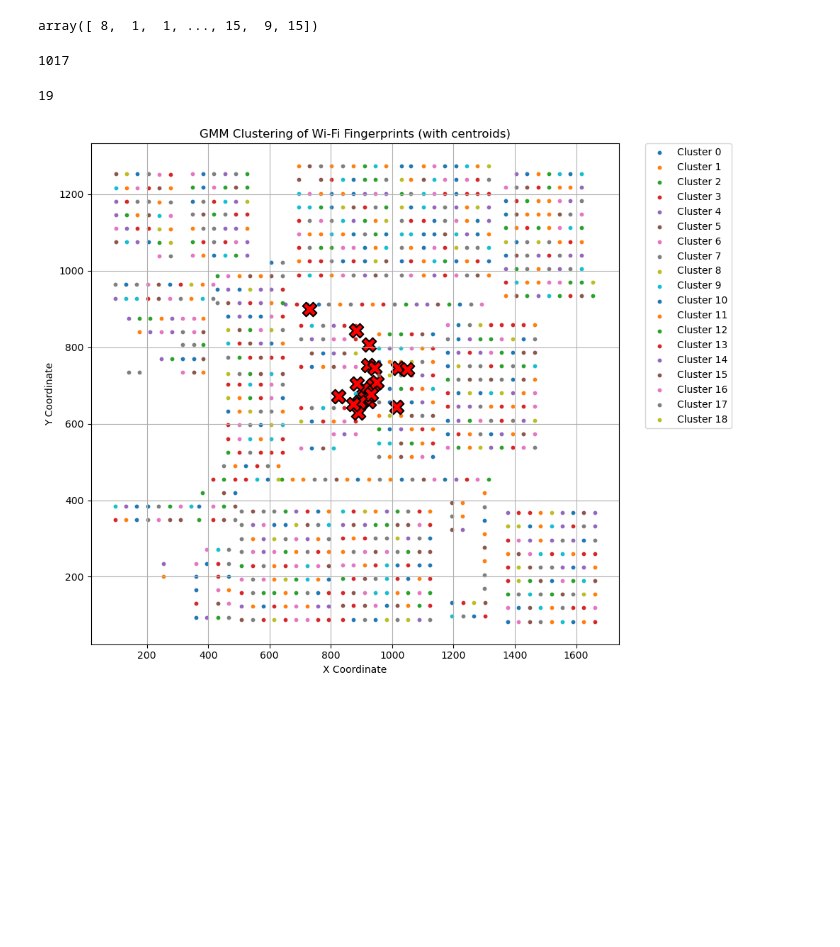
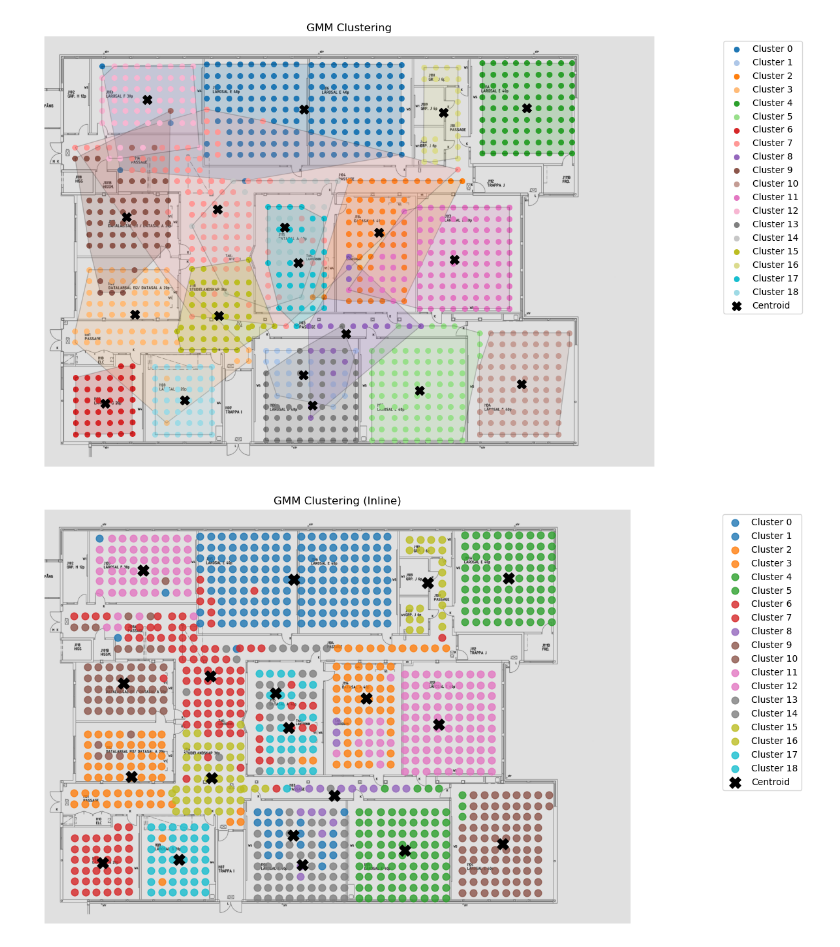
Before and after one commit to wirelessATwest/MLDR-WiFi, a Jupyter notebook: Clustering_Algorithms_Evaluation.ipynb, the cells around one changed output. Cells and saved outputs as stored; diff of their text form; code cells hidden in the pictures; blank space fills up the shorter version.

```diff
--- a/Clustering_Algorithms_Evaluation.ipynb
+++ b/Clustering_Algorithms_Evaluation.ipynb
@@ -312,63 +176,28 @@ True
 # %%
 # --- GMM ---
-best_k, lowest_bic = 2, np.inf
+best_k, best_bic = 2, np.inf
 for k in k_range:
-    gmm = GaussianMixture(n_components=k, covariance_type='diag', reg_covar=1e-3, random_state=42)
-    gmm.fit(X_train)
-    bic = gmm.bic(X_train)
-    if bic < lowest_bic:
-        best_k, lowest_bic = k, bic
+    gm = GaussianMixture(n_components=k, covariance_type='diag', reg_covar=1e-3, random_state=42).fit(X)
+    bic = gm.bic(X)
+    if bic < best_bic:
+        best_bic, best_k = bic, k
+
 start = time.time()
-gmm = GaussianMixture(n_components=best_k, covariance_type='diag', reg_covar=1e-3, random_state=42).fit(X_train)
+gmm = GaussianMixture(n_components=best_k, covariance_type='diag', reg_covar=1e-3, random_state=42).fit(X)
 end = time.time()
-gmm_labels = gmm.predict(X_train)
-silhouette = silhouette_score(X_train, gmm_labels) if len(set(gmm_labels)) > 1 else -1.0
+gmm_labels = gmm.predict(X)
+s = silhouette_score(X, gmm_labels) if len(set(gmm_labels)) > 1 else -1.0
 results.append({
     'Algorithm': 'GMM',
-    'Best_k': best_k,
-    'Clustering time (s)': round(end - start, 4),
-    'Silhouette Score': np.float64(round(silhouette, 4))
+    'Clusters': best_k,
+    'Clustering Time (s)': round(end - start, 4),
+    'Silhouette Score': round(s, 4)
 })
+
+gmm_labels = GaussianMixture(n_components=best_k, covariance_type='diag', reg_covar=1e-3, random_state=42).fit_predict(X)
+df_train['cluster'] = gmm_labels
+visualize_clusters_on_floorplan(df_train, "images/HV I-J Plan 1.png", "GMM Clustering")
+plot_clusters_inline(df_train, "images/HV I-J Plan 1.png", title="GMM Clustering (Inline)")
+# %% [output]
+[figure, added]
+[figure, added]
-# %%
-gmm_labels
-# %% [output]
-array([ 8,  1,  1, ..., 15,  9, 15])
-# %%
-len(gmm_labels)
-# %% [output]
-1017
-# %%
-best_k
-# %% [output]
-19
-# %%
-df_train = df.iloc[:len(X_train)].copy()
-df_train['label'] = gmm_labels  # Use GMM labels
-
-# Calculate centroids of each GMM cluster (mean x and y)
-centroid_positions = df_train.groupby('label')[['x', 'y']].mean().values
-
-# Plotting
-plt.figure(figsize=(10, 8))
-for label in sorted(df_train['label'].unique()):
-    cluster_points = df_train[df_train['label'] == label]
-    plt.scatter(cluster_points['x'], cluster_points['y'], label=f'Cluster {label}', s=10)
-    plt.scatter(
-        centroid_positions[label][0],
-        centroid_positions[label][1],
-        marker='X',
-        s=200,
-        edgecolors='black',
-        linewidths=1.5,
-        c='red'
-    )
-
-plt.legend(loc='best', bbox_to_anchor=(1.05, 1), borderaxespad=0.)
-plt.title("GMM Clustering of Wi-Fi Fingerprints (with centroids)")
-plt.xlabel("X Coordinate")
-plt.ylabel("Y Coordinate")
-plt.grid(True)
-plt.tight_layout()
-plt.show()
-# %% [output]
-[figure, removed]
```
Also changed, not shown: parts of 47 cells of this notebook, 1 other file.
